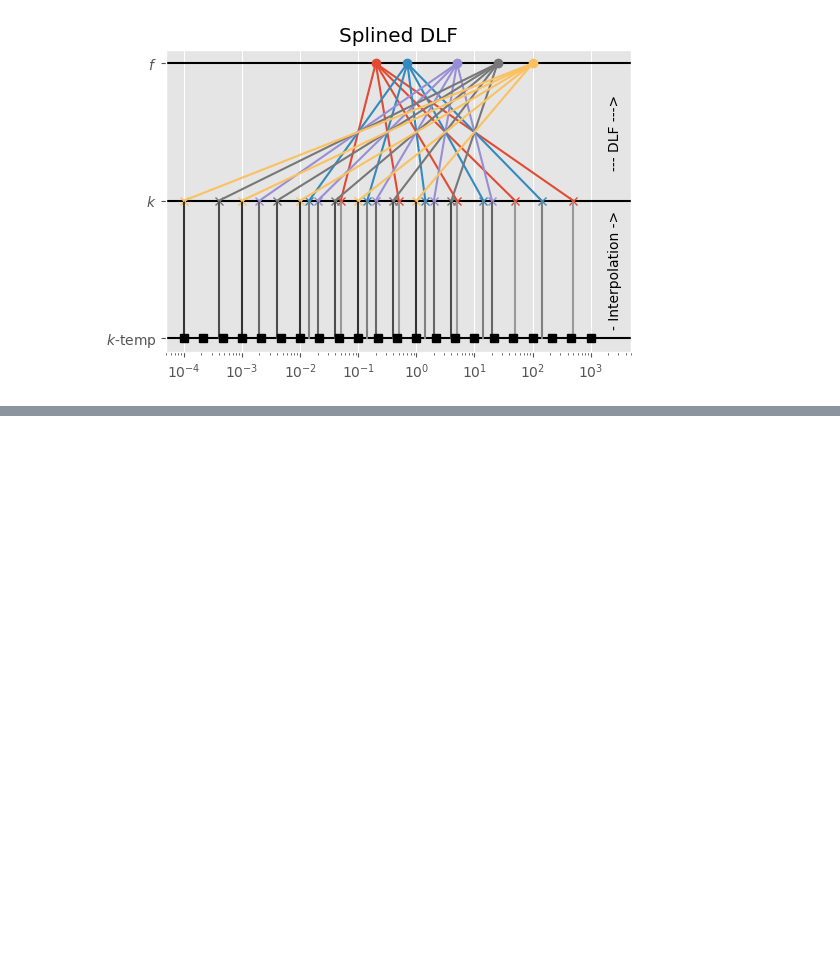
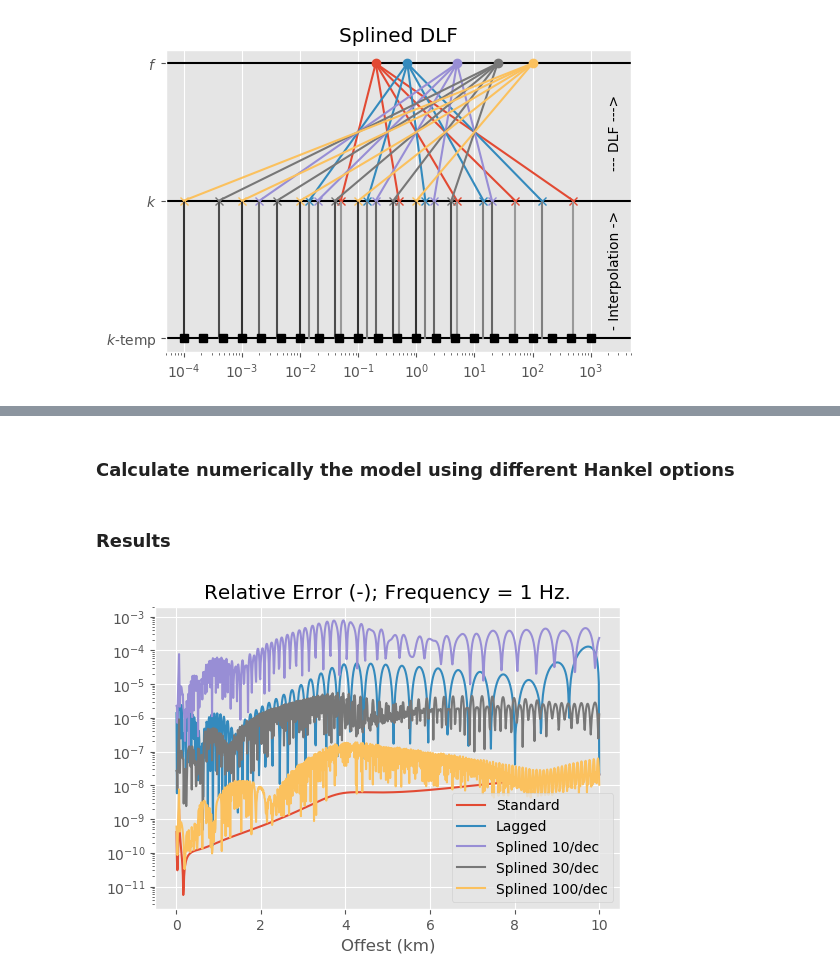
Before and after one commit to emsig/empymod-examples, a Jupyter notebook: 7a_DLF-Standard-Lagged-Splined.ipynb, the cells around one changed output, grey strips where cells are left out. Drawn from its saved outputs; the diff is of its cells as text; code cells hidden in the pictures; blank space fills up the shorter version.

Commit message:
Add Hankel and Fourier examples

```diff
--- a/7a_DLF-Standard-Lagged-Splined.ipynb
+++ b/7a_DLF-Standard-Lagged-Splined.ipynb
@@ -193,0 +217,45 @@ Req. pts in k-domain :: 22
+# %%
+x = (np.arange(1, 1001))*10
+params = {
+    'src': [0, 0, 150],
+    'rec': [x, x*0, 200],
+    'depth': 0,
+    'res': [2e14, 1],
+    'freqtime': 1,
+    'ab': 11,
+    'aniso': [1, 2],
+    'xdirect': False,
+    'verb': 0,
+}
+
+# Used Hankel filter
+hfilt = filters.key_201_2009()
+
+# Calculate analytical solution
+resp = analytical(params['src'], params['rec'], params['res'][1], params['freqtime'],
+                  solution='dhs', aniso=params['aniso'][1], ab=params['ab'], verb=params['verb'])
+# %% [markdown]
+### Calculate numerically the model using different Hankel options
+# %%
+standard = dipole(**params, opt=None, htarg=hfilt)
+laggedco = dipole(**params, opt='spline', htarg=hfilt)
+spline10 = dipole(**params, opt='spline', htarg=[hfilt, 10])
+spline30 = dipole(**params, opt='spline', htarg=[hfilt, 30])
+splin100 = dipole(**params, opt='spline', htarg=[hfilt, 100])
+# %% [markdown]
+### Results
+# %%
+plt.figure()
+
+plt.title('Relative Error (-); Frequency = '+str(params['freqtime'])+' Hz.')
+plt.semilogy(x/1000, np.abs((standard-resp)/resp), label='Standard')
+plt.semilogy(x/1000, np.abs((laggedco-resp)/resp), label='Lagged')
+plt.semilogy(x/1000, np.abs((spline10-resp)/resp), label='Splined 10/dec')
+plt.semilogy(x/1000, np.abs((spline30-resp)/resp), label='Splined 30/dec')
+plt.semilogy(x/1000, np.abs((splin100-resp)/resp), label='Splined 100/dec')
+plt.xlabel('Offest (km)')
+plt.legend()
+
+plt.show()
+# %% [output]
+[figure, added]
```
Also changed, not shown: parts of 13 cells of this notebook, 1 other file.
